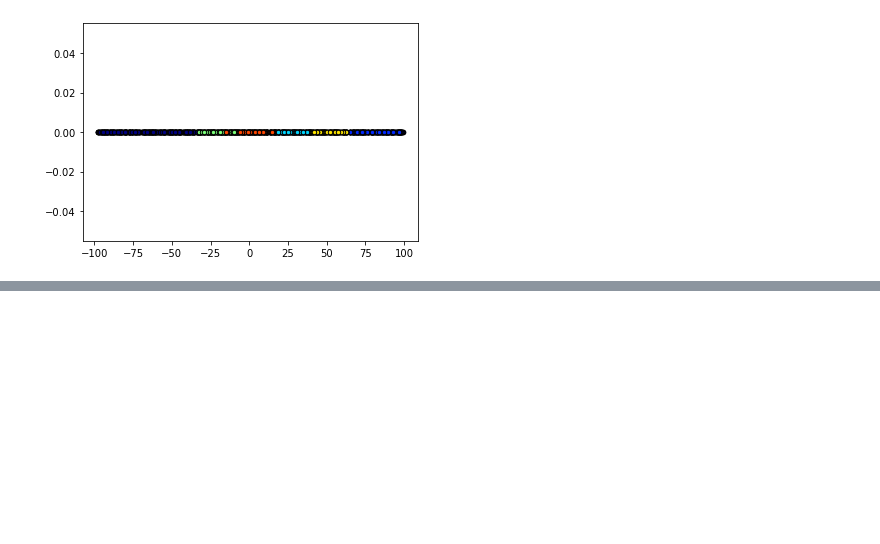
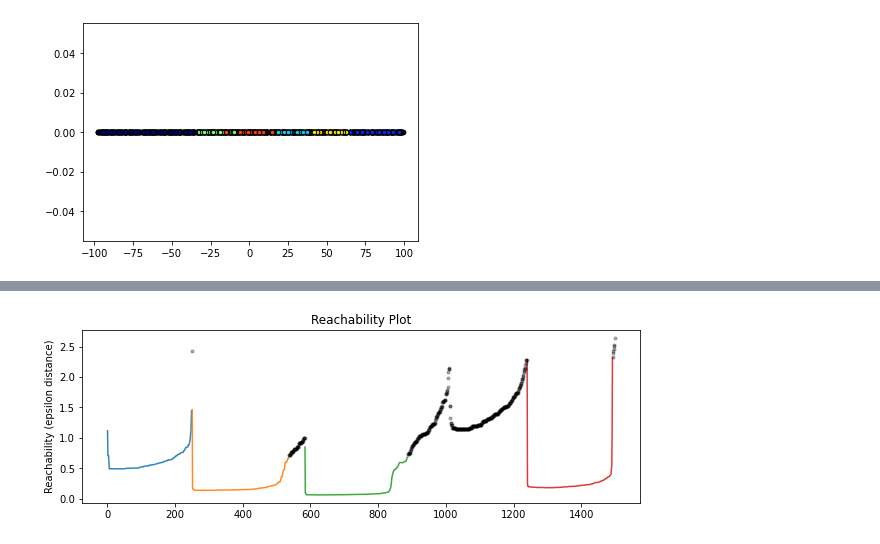
Before and after one commit to jaymberman/sklearn_guide, a Jupyter notebook: sklearn_guide.ipynb, the cells around one changed output, grey strips where cells are left out. Cells and saved outputs as stored; diff of their text form; code cells hidden in the pictures; blank space fills up the shorter version.

```diff
--- a/sklearn_guide.ipynb
+++ b/sklearn_guide.ipynb
@@ -2478,0 +2960,44 @@ Dataset after tSNEto 1-d
+# %%
+from sklearn.cluster import OPTICS, cluster_optics_dbscan
+import matplotlib.gridspec as gridspec
+import matplotlib.pyplot as plt
+import numpy as np
+
+############## Generate sample data
+n_points_per_cluster = 250
+# Make clusters with variable density
+C1 = [-5, -2] + .8 * np.random.randn(n_points_per_cluster, 2)
+C2 = [4, -1] + .1 * np.random.randn(n_points_per_cluster, 2)
+C3 = [1, -2] + .2 * np.random.randn(n_points_per_cluster, 2)
+C4 = [-2, 3] + .3 * np.random.randn(n_points_per_cluster, 2)
+C5 = [3, -2] + 1.6 * np.random.randn(n_points_per_cluster, 2)
+C6 = [5, 6] + 2 * np.random.randn(n_points_per_cluster, 2)
+X = np.vstack((C1, C2, C3, C4, C5, C6))
+
+
+def reachability_plot(X, show_outliers=True, **optics_kwargs):
+    clust = OPTICS(**optics_kwargs)
+    clust.fit(X)
+    space = np.arange(len(X))
+    reachability = clust.reachability_[clust.ordering_]
+    labels = clust.labels_[clust.ordering_]
+
+    plt.figure(figsize=(10, 7))
+    G = gridspec.GridSpec(2, 3)
+    ax1 = plt.subplot(G[0, :])
+    num_clusters = np.amax(labels) + 1
+    for cluster_index in range(0, num_clusters):
+        Xk = space[labels == cluster_index]
+        Rk = reachability[labels == cluster_index]
+        ax1.plot(Xk, Rk, alpha=0.9)
+    if show_outliers:
+        ax1.plot(space[labels == -1], reachability[labels == -1], 'k.', alpha=0.3)
+    ax1.set_ylabel('Reachability (epsilon distance)')
+    ax1.set_title('Reachability Plot')
+
+    plt.show()
+
+optics_kwargs = {'min_samples':50, 'xi':0.05, 'min_cluster_size':0.05}
+reachability_plot(X, **optics_kwargs)
+# %% [output]
+[figure, added]
```
Also changed, not shown: parts of 30 cells of this notebook, 7 other files.
